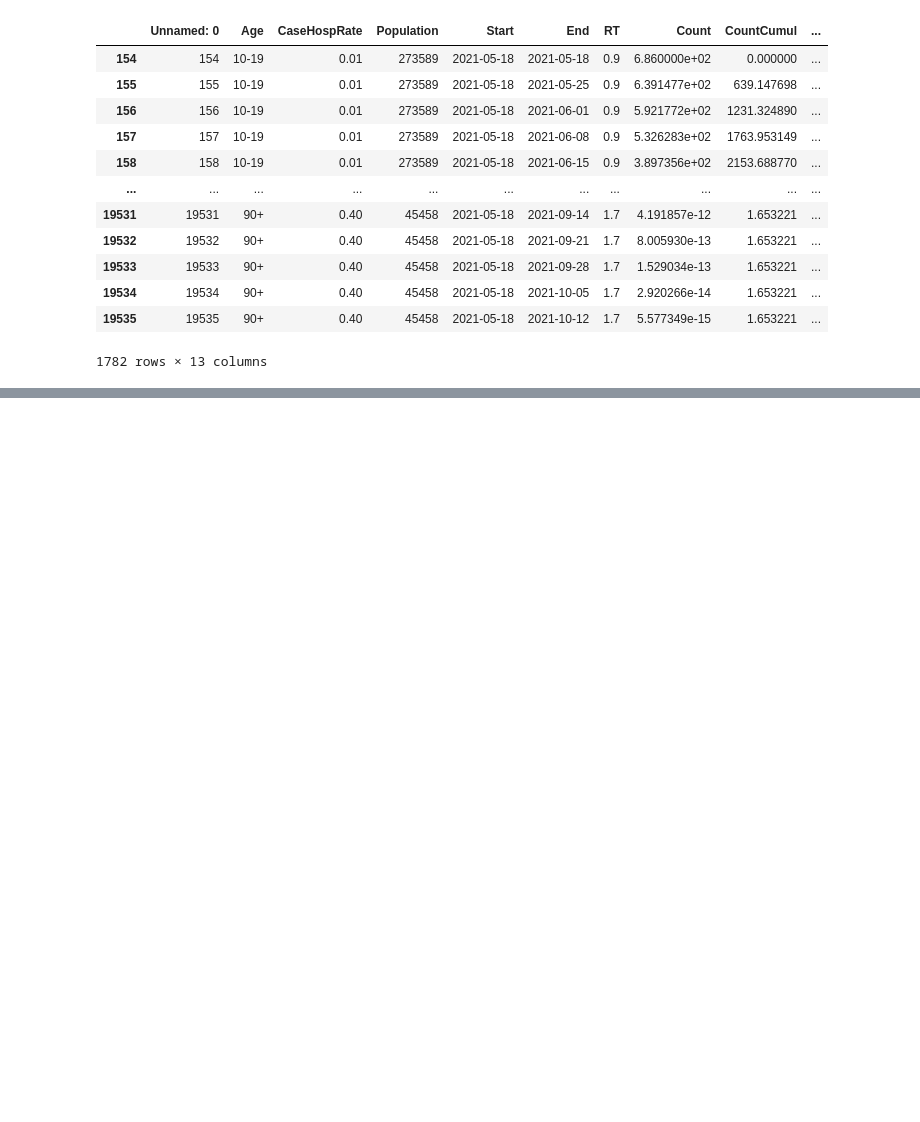
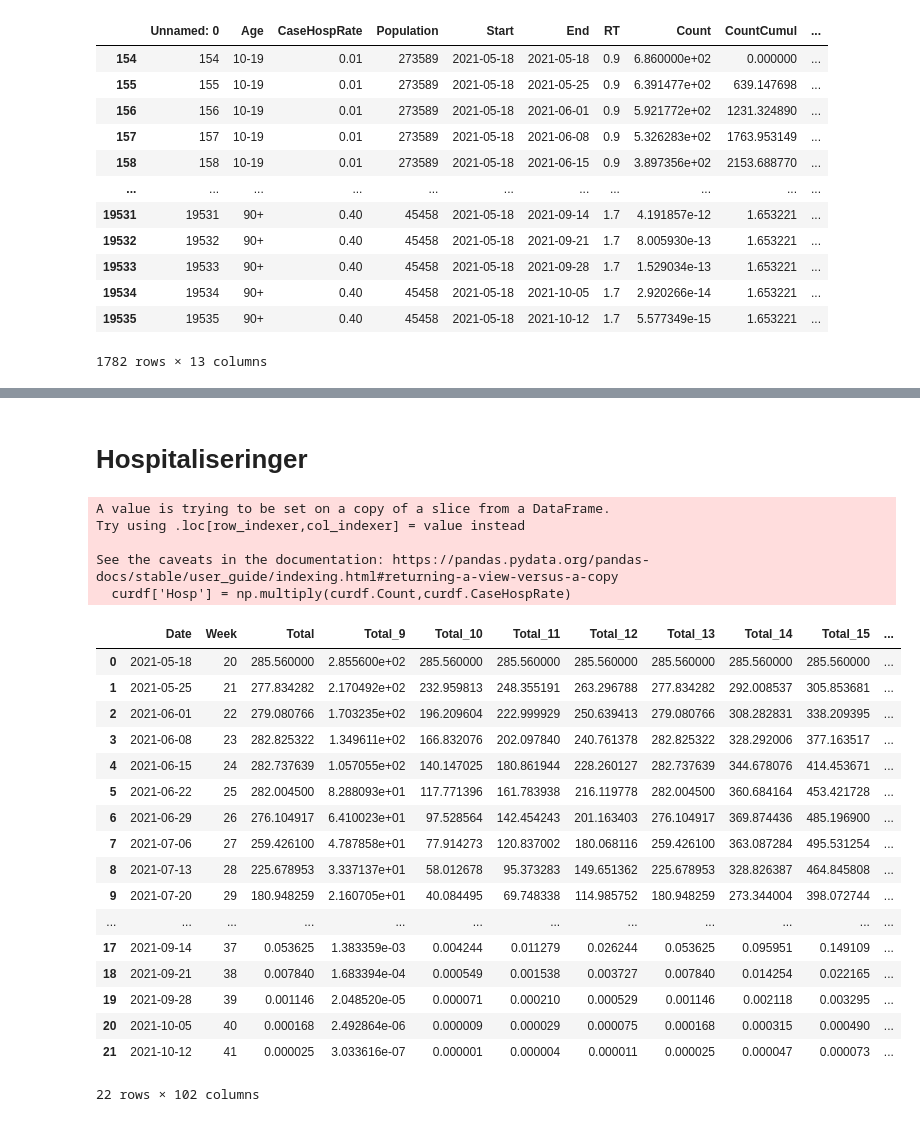
Before and after one commit to PandemiXcenter/PandemiX, a Jupyter notebook: DanskeData/bokeh/RT_fremskrivning_interaktiv.ipynb, the cells around one changed output, grey strips where cells are left out. Cells and saved outputs as stored; diff of their text form; code cells hidden in the pictures; blank space fills up the shorter version.

Commit message:
Made hospitalization and data figure, made dedicated files for each plot, made script even more unreadable

```diff
--- a/DanskeData/bokeh/RT_fremskrivning_interaktiv.ipynb
+++ b/DanskeData/bokeh/RT_fremskrivning_interaktiv.ipynb
@@ -272,0 +285,78 @@ ValueError: failed to validate DatetimeAxis(id='23057', ...).ticker: expected an
+# %% [markdown]
+# Hospitaliseringer
+# %%
+curdf['Hosp'] = np.multiply(curdf.Count,curdf.CaseHospRate)
+# %% [output]
+A value is trying to be set on a copy of a slice from a DataFrame.
+Try using .loc[row_indexer,col_indexer] = value instead
+
+See the caveats in the documentation: https://pandas.pydata.org/pandas-docs/stable/user_guide/indexing.html#returning-a-view-versus-a-copy
+  curdf['Hosp'] = np.multiply(curdf.Count,curdf.CaseHospRate)
+# %%
+
+# curdf['x'] = np.arange(0,len(curdf))
+# curdf['y'] = np.arange(0,len(curdf))
+
+admdf = pd.DataFrame()
+
+admdf['Date'] = curdf.End.unique().astype('datetime64[D]')
+numVals = len(curdf.End.unique())
+firstWeek = 20
+weekNums = np.arange(firstWeek,firstWeek+numVals)
+admdf['Week'] = weekNums
+
+
+
+
+allAges = df.Age.unique()
+
+allRTs = df.RT2.unique()
+
+
+admdf['Total'] = np.zeros(curdf[(curdf.Age == '20-29') & (curdf.RT2 == 13)].Hosp.values.shape)
+prevVals = np.zeros(curdf[(curdf.Age == '20-29') & (curdf.RT2 == 13)].Hosp.values.shape)
+
+for curRT in allRTs:
+    curColName = 'Total_'+str(curRT)
+    admdf[curColName] = np.zeros(curdf[(curdf.Age == '20-29') & (curdf.RT2 == 13)].Hosp.values.shape)
+
+
+
+for curAge in allAges:
+    newVals = curdf[(curdf.Age == curAge) & (curdf.RT2 == 13)].Hosp.values
+    curVals = prevVals + newVals
+    # admdf[curAge] = curdf[(curdf.Age == curAge) & (curdf.RT2 == 13)].Hosp.values
+    admdf[curAge] = curVals
+    prevVals = curVals
+
+    admdf['Total'] += curdf[(curdf.Age == curAge) & (curdf.RT2 == 13)].Hosp.values
+
+    for curRT in allRTs:
+        curColName = curAge+'_'+str(curRT)
+        admdf[curColName] = curdf[(curdf.Age == curAge) & (curdf.RT2 == curRT)].Hosp.values
+        admdf['Total_'+str(curRT)] += curdf[(curdf.Age == curAge) & (curdf.RT2 == curRT)].Hosp.values
+
+
+# # Remove everythings after september first
+# admdf = admdf[admdf.Date <= np.datetime64('2021-09-01')]
+
+admdf
+# %% [output]
+|  | Date | Week | Total | Total_9 | Total_10 | Total_11 | Total_12 | Total_13 | Total_14 | Total_15 | ... |
+| 0 | 2021-05-18 | 20 | 285.560000 | 2.855600e+02 | 285.560000 | 285.560000 | 285.560000 | 285.560000 | 285.560000 | 285.560000 | ... |
+| 1 | 2021-05-25 | 21 | 277.834282 | 2.170492e+02 | 232.959813 | 248.355191 | 263.296788 | 277.834282 | 292.008537 | 305.853681 | ... |
+| 2 | 2021-06-01 | 22 | 279.080766 | 1.703235e+02 | 196.209604 | 222.999929 | 250.639413 | 279.080766 | 308.282831 | 338.209395 | ... |
+| 3 | 2021-06-08 | 23 | 282.825322 | 1.349611e+02 | 166.832076 | 202.097840 | 240.761378 | 282.825322 | 328.292006 | 377.163517 | ... |
+| 4 | 2021-06-15 | 24 | 282.737639 | 1.057055e+02 | 140.147025 | 180.861944 | 228.260127 | 282.737639 | 344.678076 | 414.453671 | ... |
+| 5 | 2021-06-22 | 25 | 282.004500 | 8.288093e+01 | 117.771396 | 161.783938 | 216.119778 | 282.004500 | 360.684164 | 453.421728 | ... |
+| 6 | 2021-06-29 | 26 | 276.104917 | 6.410023e+01 | 97.528564 | 142.454243 | 201.163403 | 276.104917 | 369.874436 | 485.196900 | ... |
+| 7 | 2021-07-06 | 27 | 259.426100 | 4.787858e+01 | 77.914273 | 120.837002 | 180.068116 | 259.426100 | 363.087284 | 495.531254 | ... |
+| 8 | 2021-07-13 | 28 | 225.678953 | 3.337137e+01 | 58.012678 | 95.373283 | 149.651362 | 225.678953 | 328.826387 | 464.845808 | ... |
+| 9 | 2021-07-20 | 29 | 180.948259 | 2.160705e+01 | 40.084495 | 69.748338 | 114.985752 | 180.948259 | 273.344004 | 398.072744 | ... |
+| ... | ... | ... | ... | ... | ... | ... | ... | ... | ... | ... | ... |
+| 17 | 2021-09-14 | 37 | 0.053625 | 1.383359e-03 | 0.004244 | 0.011279 | 0.026244 | 0.053625 | 0.095951 | 0.149109 | ... |
+| 18 | 2021-09-21 | 38 | 0.007840 | 1.683394e-04 | 0.000549 | 0.001538 | 0.003727 | 0.007840 | 0.014254 | 0.022165 | ... |
+| 19 | 2021-09-28 | 39 | 0.001146 | 2.048520e-05 | 0.000071 | 0.000210 | 0.000529 | 0.001146 | 0.002118 | 0.003295 | ... |
+| 20 | 2021-10-05 | 40 | 0.000168 | 2.492864e-06 | 0.000009 | 0.000029 | 0.000075 | 0.000168 | 0.000315 | 0.000490 | ... |
+| 21 | 2021-10-12 | 41 | 0.000025 | 3.033616e-07 | 0.000001 | 0.000004 | 0.000011 | 0.000025 | 0.000047 | 0.000073 | ... |
+22 rows × 102 columns
```
Also changed, not shown: parts of 6 cells of this notebook, 4 other files.
